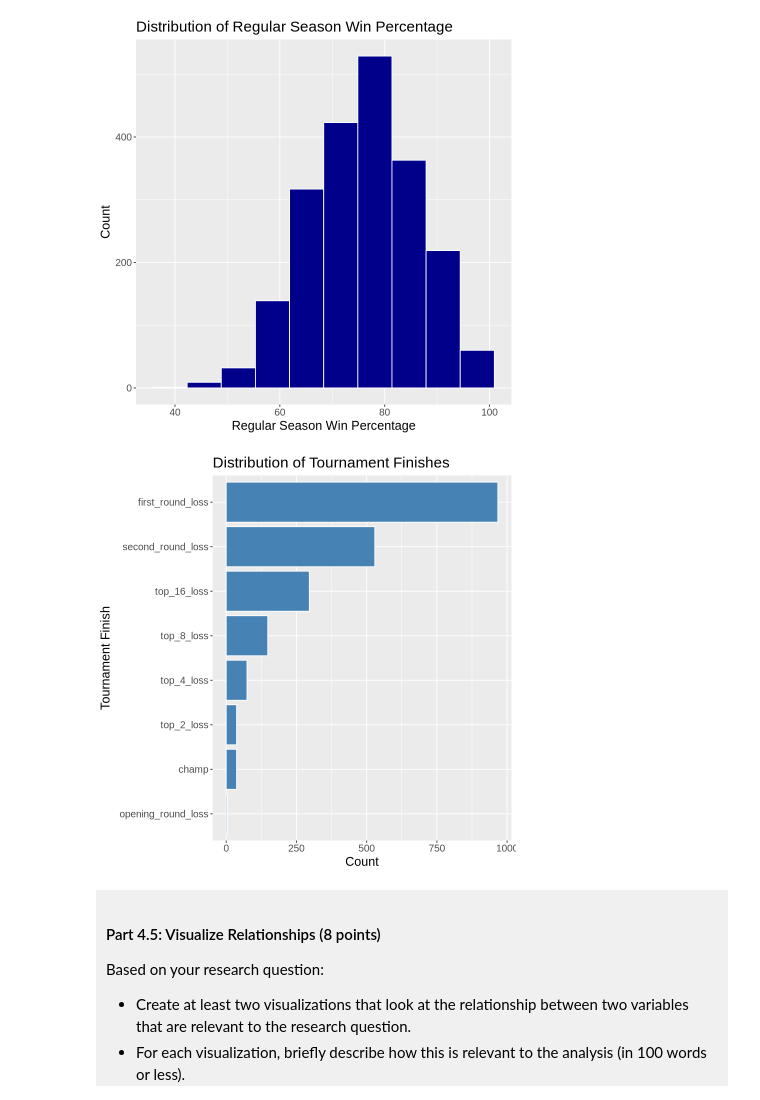
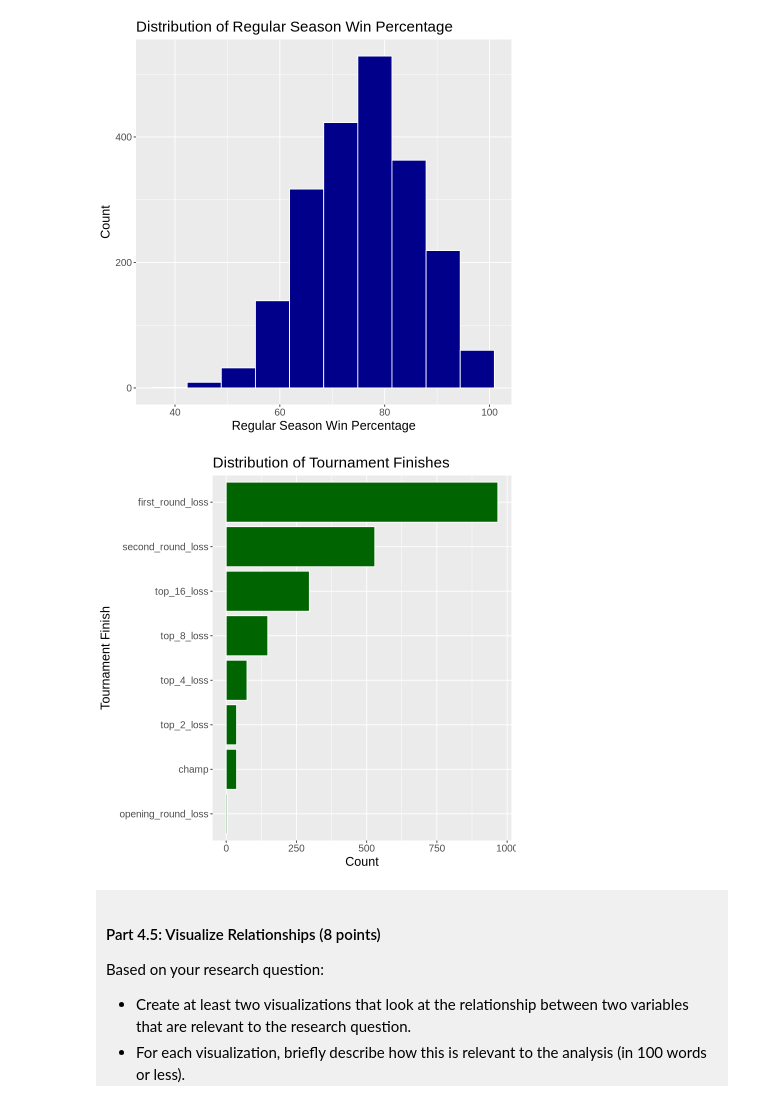
Before and after one commit to kchau822/dsci-100-project-Adrian-Chau, a Jupyter notebook: dsci-100-project-notebook.ipynb, the cells around one changed output. Drawn from its saved outputs; the diff is of its cells as text; code cells hidden in the pictures.

```diff
--- a/dsci-100-project-notebook.ipynb
+++ b/dsci-100-project-notebook.ipynb
@@ -348,15 +348,15 @@ plot1
 # %%
 tourney_counts <- count(WmenMarMadness_tidy, tourney_finish, name = "count")
 
 plot2 <- ggplot(tourney_counts, aes(y = reorder(tourney_finish, count), x = count)) +
-    geom_col(fill = "steelblue", color = "white") +
+    geom_col(fill = "darkgreen", color = "white") +
     labs( title = "Distribution of Tournament Finishes",
         x = "Count", y = "Tournament Finish") +
     theme(text = element_text(size = 15))
 
 plot2
 # %% [output]
-[figure, old version]
+[figure, new version]
 # %% [markdown]
 <div style="background-color: #f0f0f0; padding: 10px;">
 
```
Also changed, not shown: parts of 5 cells of this notebook.
